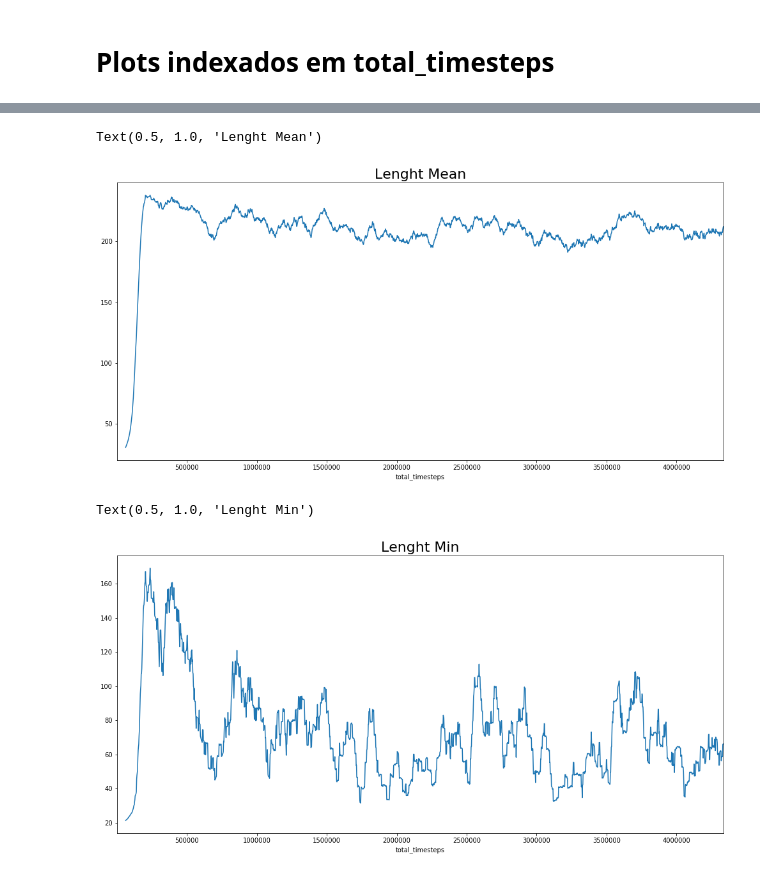
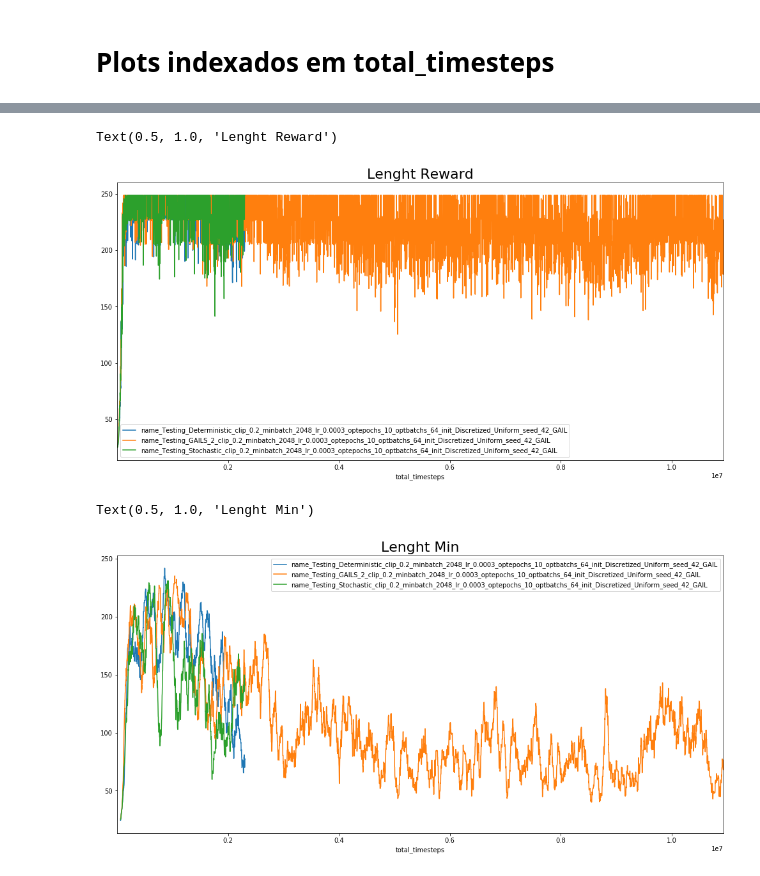
Before and after one commit to Khrylx/PyTorch-RL, a Jupyter notebook: notebooks/Plots.ipynb, the cells around one changed output, grey strips where cells are left out. Cells and saved outputs as stored; diff of their text form; code cells hidden in the pictures.

```diff
--- a/notebooks/Plots.ipynb
+++ b/notebooks/Plots.ipynb
@@ -16,2 +57,2 @@ df['total_episodes'] = df['num_episodes'].cumsum()
 # %%
-df = df.set_index('total_timesteps')
+df.set_index('total_timesteps', inplace=True)
@@ -20,7 +71,10 @@ df = df.set_index('total_timesteps')
 # %%
-window_size = 30
+window_size = 1
 fig , ax = plt.subplots(figsize=(17,8))
-df['avg_reward'].rolling(window_size).mean().plot(ax =ax )
+
+for name,group in df.groupby('name'):
+    group['avg_reward'].rolling(window_size).mean().plot(ax = ax , label=name)
+plt.legend()
 plt.title('Average Reward',size=22)
 # %% [output]
 Text(0.5, 1.0, 'Average Reward')
@@ -28,7 +82,9 @@ Text(0.5, 1.0, 'Average Reward')
 # %%
-window_size = 30
+window_size = 1
 fig , ax = plt.subplots(figsize=(17,8))
-df['min_reward'].rolling(window_size).mean().plot(ax =ax )
+for name,group in df.groupby('name'):
+    group['min_reward'].rolling(window_size).mean().plot(ax = ax , label=name)
+plt.legend()
 plt.title('MIN Reward',size=22)
 # %% [output]
 Text(0.5, 1.0, 'MIN Reward')
@@ -36,16 +94,20 @@ Text(0.5, 1.0, 'MIN Reward')
 # %%
-window_size = 30
+window_size = 1
 fig , ax = plt.subplots(figsize=(17,8))
-df['lenght_mean'].rolling(window_size).mean().plot(ax =ax )
-plt.title('Lenght Mean',size=22)
+for name,group in df.groupby('name'):
+    group['lenght_mean'].rolling(window_size).mean().plot(ax = ax , label=name)
+plt.legend()
+plt.title('Lenght Reward',size=22)
 # %% [output]
-Text(0.5, 1.0, 'Lenght Mean')
+Text(0.5, 1.0, 'Lenght Reward')
-[figure, old version]
+[figure, new version]
 # %%
 window_size = 30
 fig , ax = plt.subplots(figsize=(17,8))
-df['lenght_min'].rolling(window_size).mean().plot(ax =ax )
+for name,group in df.groupby('name'):
+    group['lenght_min'].rolling(window_size).mean().plot(ax = ax , label=name)
+plt.legend()
 plt.title('Lenght Min',size=22)
 # %% [output]
 Text(0.5, 1.0, 'Lenght Min')
-[figure, old version]
+[figure, new version]
```
Also changed, not shown: parts of 26 cells of this notebook, 1 other file.
